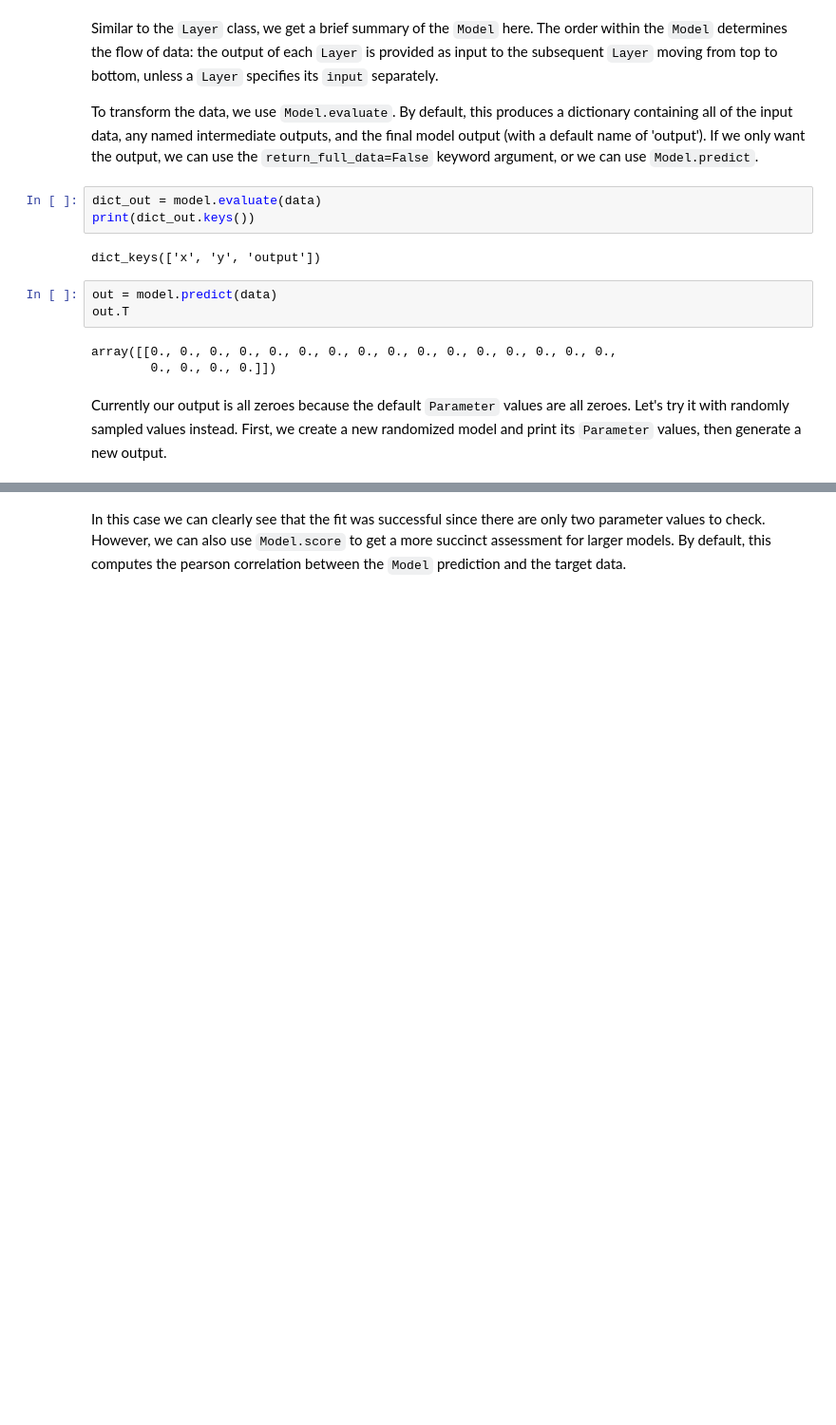
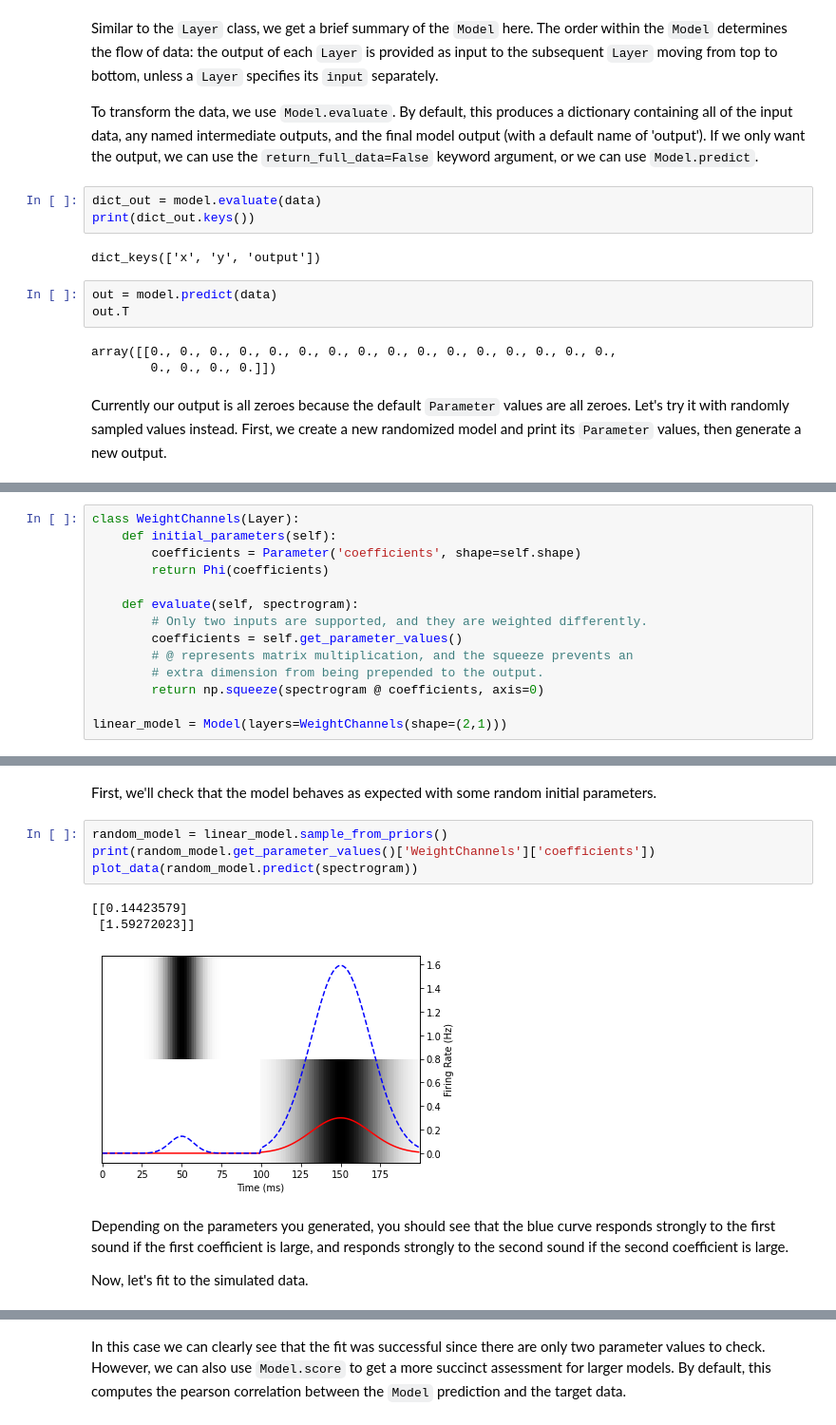
Before and after one commit to LBHB/NEMS, a Jupyter notebook: docs/source/tutorials/intro.ipynb, the cells around one changed output, grey strips where cells are left out. Shown at 95% size. Drawn from its saved outputs; the diff is of its cells as text; blank space fills up the shorter version.

```diff
--- a/docs/source/tutorials/intro.ipynb
+++ b/docs/source/tutorials/intro.ipynb
@@ -230,0 +292,14 @@ fit should be able to find the correct parameter values, `|a|=2` and `|b|=1.5`.
+# %%
+class WeightChannels(Layer):
+    def initial_parameters(self):
+        coefficients = Parameter('coefficients', shape=self.shape)
+        return Phi(coefficients)
+
+    def evaluate(self, spectrogram):
+        # Only two inputs are supported, and they are weighted differently.
+        coefficients = self.get_parameter_values()
+        # @ represents matrix multiplication, and the squeeze prevents an
+        # extra dimension from being prepended to the output.
+        return np.squeeze(spectrogram @ coefficients, axis=0)
+
+linear_model = Model(layers=WeightChannels(shape=(2,1)))
@@ -231 +317,18 @@ fit should be able to find the correct parameter values, `|a|=2` and `|b|=1.5`.
+# %% [markdown]
+First, we'll check that the model behaves as expected with some random
+initial parameters.
+# %%
+random_model = linear_model.sample_from_priors()
+print(random_model.get_parameter_values()['WeightChannels']['coefficients'])
+plot_data(random_model.predict(spectrogram))
+# %% [output]
+[[0.14423579]
+ [1.59272023]]
+[figure, added]
+# %% [markdown]
+Depending on the parameters you generated, you should see that the blue curve
+responds strongly to the first sound if the first coefficient is large, and
+responds strongly to the second sound if the second coefficient is large.
+
+Now, let's fit to the simulated data.
 # %%
```
Also changed, not shown: parts of 13 cells of this notebook.
